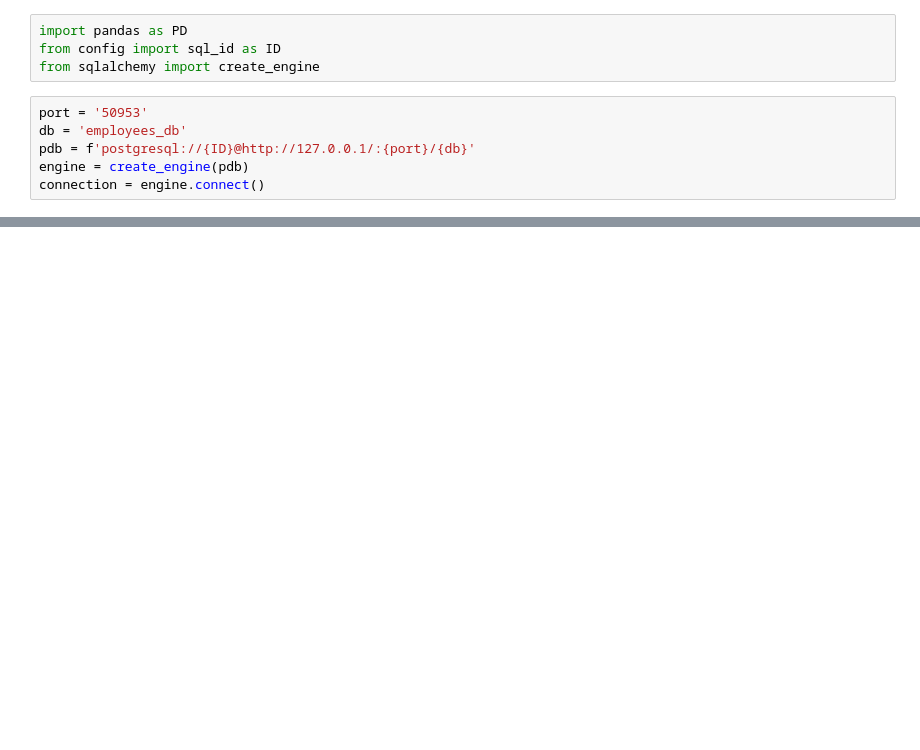
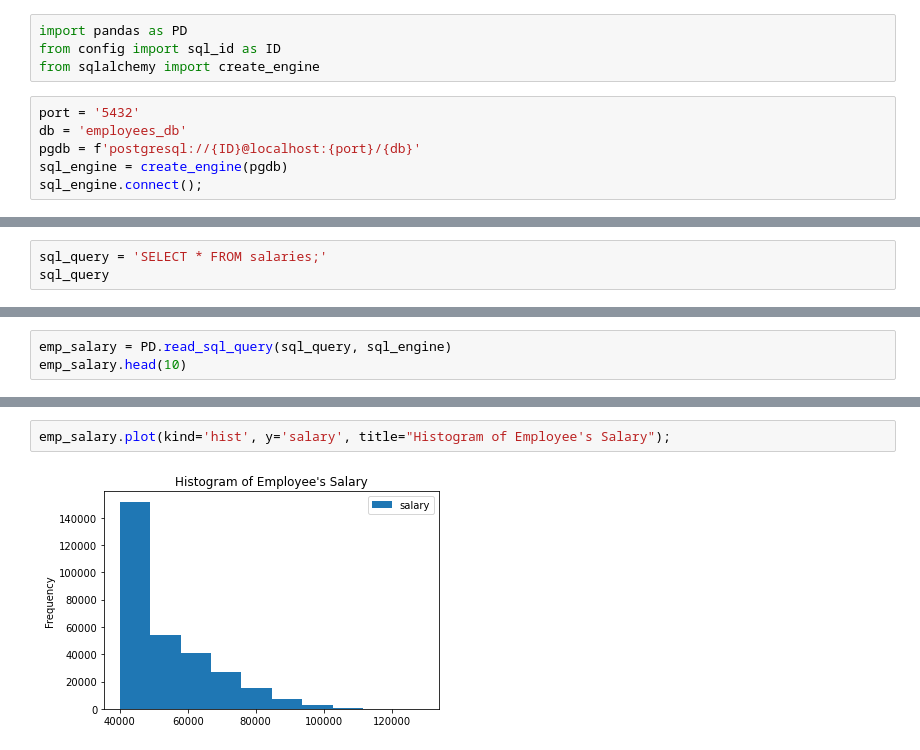
Before and after one commit to thekomx/SQL-Challenge, a Jupyter notebook: EmployeeSQL.ipynb, the cells around one changed output, grey strips where cells are left out. Drawn from its saved outputs; the diff is of its cells as text; blank space fills up the shorter version.

```diff
--- a/EmployeeSQL.ipynb
+++ b/EmployeeSQL.ipynb
@@ -3,8 +3,8 @@ import pandas as PD
 from config import sql_id as ID
 from sqlalchemy import create_engine
 # %%
-port = '50953'
+port = '5432'
 db = 'employees_db'
-pdb = f'postgresql://{ID}@http://127.0.0.1/:{port}/{db}'
-engine = create_engine(pdb)
-connection = engine.connect()
+pgdb = f'postgresql://{ID}@localhost:{port}/{db}'
+sql_engine = create_engine(pgdb)
+sql_engine.connect();
@@ -12,0 +11,3 @@ ValueError: invalid literal for int() with base 10: ''
+# %%
+sql_query = 'SELECT * FROM salaries;'
+sql_query
@@ -12,0 +16,3 @@ ValueError: invalid literal for int() with base 10: ''
+# %%
+emp_salary = PD.read_sql_query(sql_query, sql_engine)
+emp_salary.head(10)
@@ -12,0 +31,4 @@ ValueError: invalid literal for int() with base 10: ''
+# %%
+emp_salary.plot(kind='hist', y='salary', title="Histogram of Employee's Salary");
+# %% [output]
+[figure, added]
```
Also changed, not shown: parts of 6 cells of this notebook.
